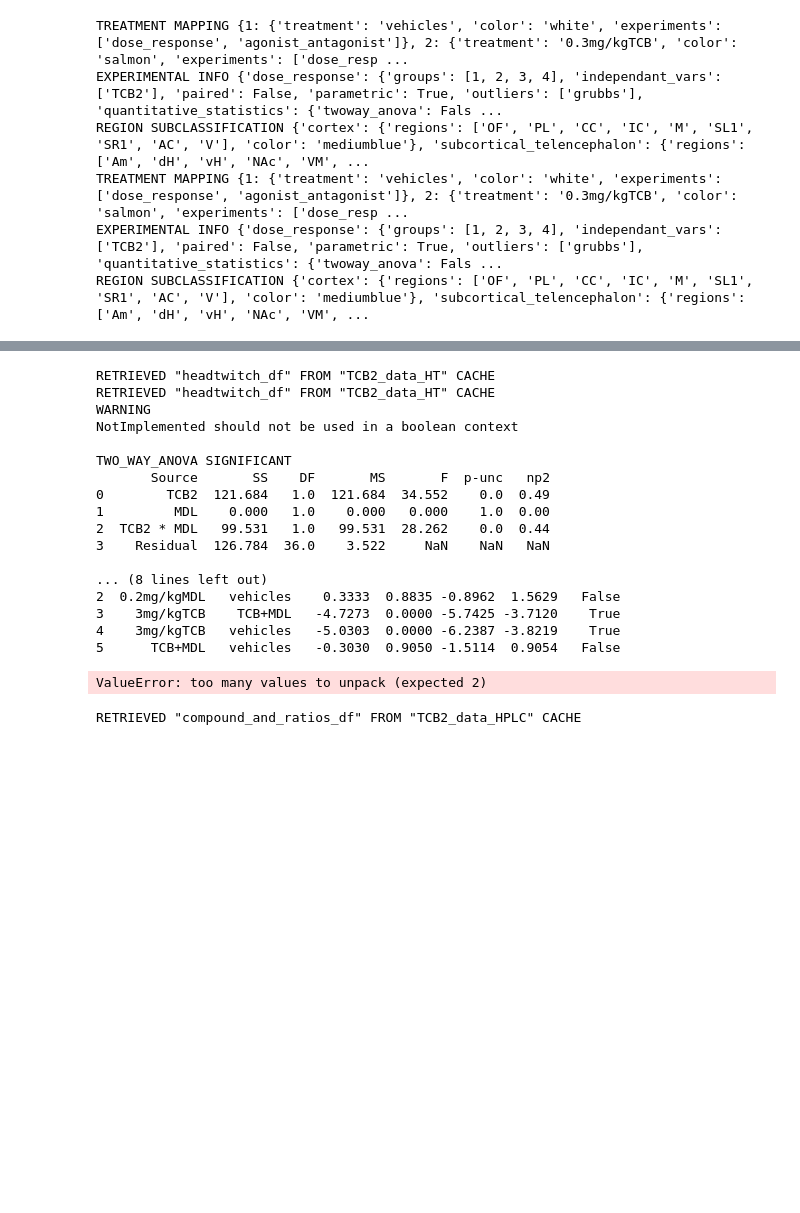
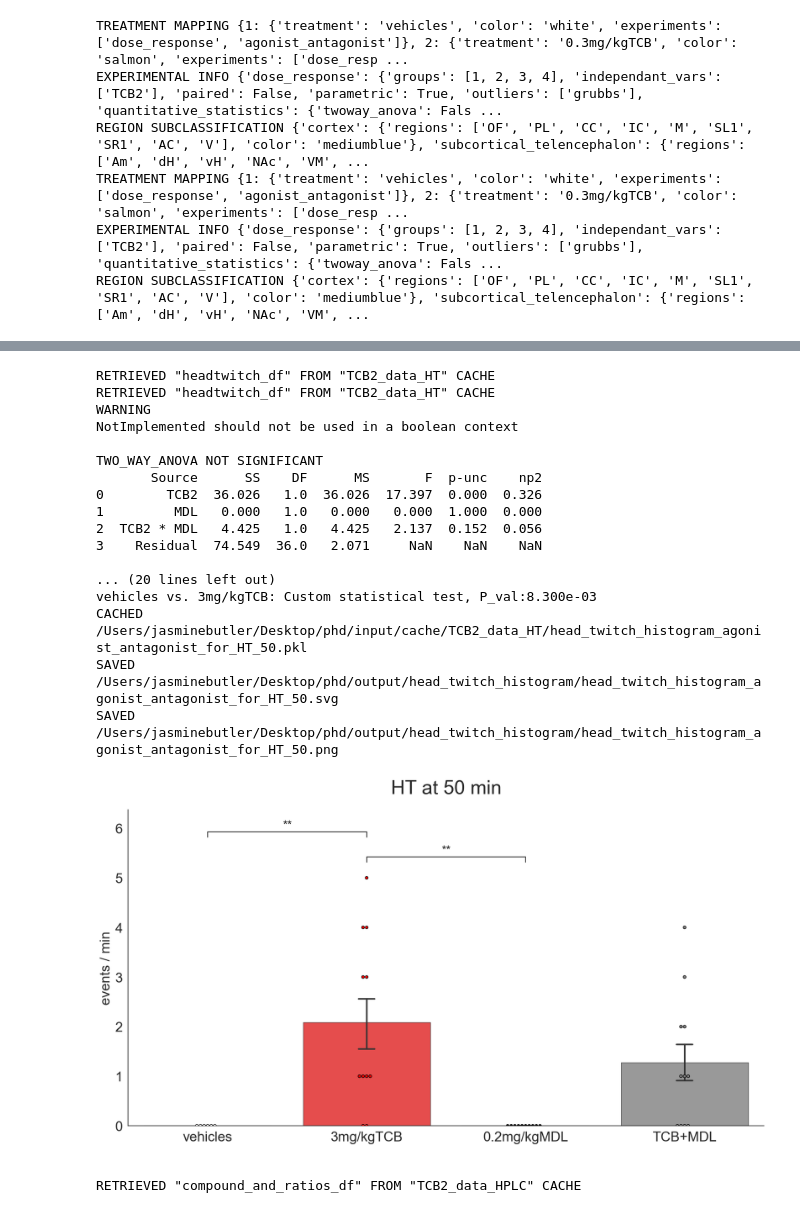
Before and after one commit to remicorne/phd, a Jupyter notebook: RUN.ipynb, the cells around one changed output, grey strips where cells are left out. Cells and saved outputs as stored; diff of their text form; code cells hidden in the pictures; blank space fills up the shorter version.

```diff
--- a/RUN.ipynb
+++ b/RUN.ipynb
@@ -191,34 +207,34 @@ SAVED /Users/jasminebutler/Desktop/phd/output/correlogram/agonist_antagonist_com
 # %%
 #BEHQVIOR (HT / ES) #REMI need to intergrate stats logic, outliers, prompts and building multiple at once
 headTwitchHistogram(
     HT_filename,
     experiment='agonist_antagonist',
-    vairable='HT_20',
+    vairable='HT_50',
     outlier_test=None,
     p_value_threshold=0.05,
     from_scratch=True,
 )
 
 # subselectDf(getHeadTwitchDf(HT_filename), {"treatment": "0.2mg/kgMDL", "experiment": "agonist_antagonist"})
 # %% [output]
 RETRIEVED "headtwitch_df" FROM "TCB2_data_HT" CACHE
 RETRIEVED "headtwitch_df" FROM "TCB2_data_HT" CACHE
 WARNING
 NotImplemented should not be used in a boolean context
 
-TWO_WAY_ANOVA SIGNIFICANT
-       Source       SS    DF       MS       F  p-unc   np2
-0        TCB2  121.684   1.0  121.684  34.552    0.0  0.49
-1         MDL    0.000   1.0    0.000   0.000    1.0  0.00
-2  TCB2 * MDL   99.531   1.0   99.531  28.262    0.0  0.44
-3    Residual  126.784  36.0    3.522     NaN    NaN   NaN
+TWO_WAY_ANOVA NOT SIGNIFICANT
+       Source      SS    DF      MS       F  p-unc    np2
+0        TCB2  36.026   1.0  36.026  17.397  0.000  0.326
+1         MDL   0.000   1.0   0.000   0.000  1.000  0.000
+2  TCB2 * MDL   4.425   1.0   4.425   2.137  0.152  0.056
+3    Residual  74.549  36.0   2.071     NaN    NaN    NaN
 
-... (8 lines left out)
-2  0.2mg/kgMDL   vehicles    0.3333  0.8835 -0.8962  1.5629   False
-3    3mg/kgTCB    TCB+MDL   -4.7273  0.0000 -5.7425 -3.7120    True
-4    3mg/kgTCB   vehicles   -5.0303  0.0000 -6.2387 -3.8219    True
-5      TCB+MDL   vehicles   -0.3030  0.9050 -1.5114  0.9054   False
+... (20 lines left out)
+vehicles vs. 3mg/kgTCB: Custom statistical test, P_val:8.300e-03
+CACHED /Users/jasminebutler/Desktop/phd/input/cache/TCB2_data_HT/head_twitch_histogram_agonist_antagonist_for_HT_50.pkl
+SAVED /Users/jasminebutler/Desktop/phd/output/head_twitch_histogram/head_twitch_histogram_agonist_antagonist_for_HT_50.svg
+SAVED /Users/jasminebutler/Desktop/phd/output/head_twitch_histogram/head_twitch_histogram_agonist_antagonist_for_HT_50.png
-ValueError: too many values to unpack (expected 2)
+[figure, added]
 # %%
 #SUBSELECT RAW DATA
 data = getCompoundAndRatiosDf(filename)
```
Also changed, not shown: parts of 4 cells of this notebook, 5 other files.
